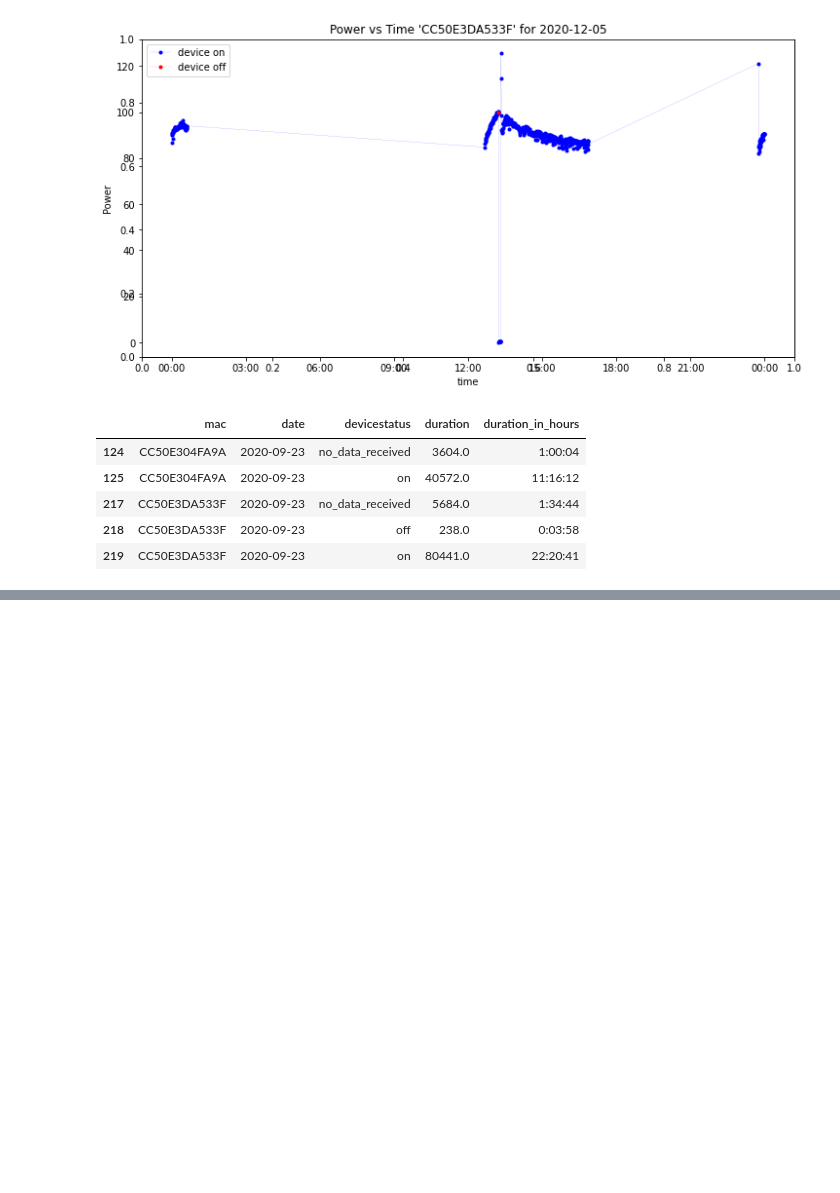
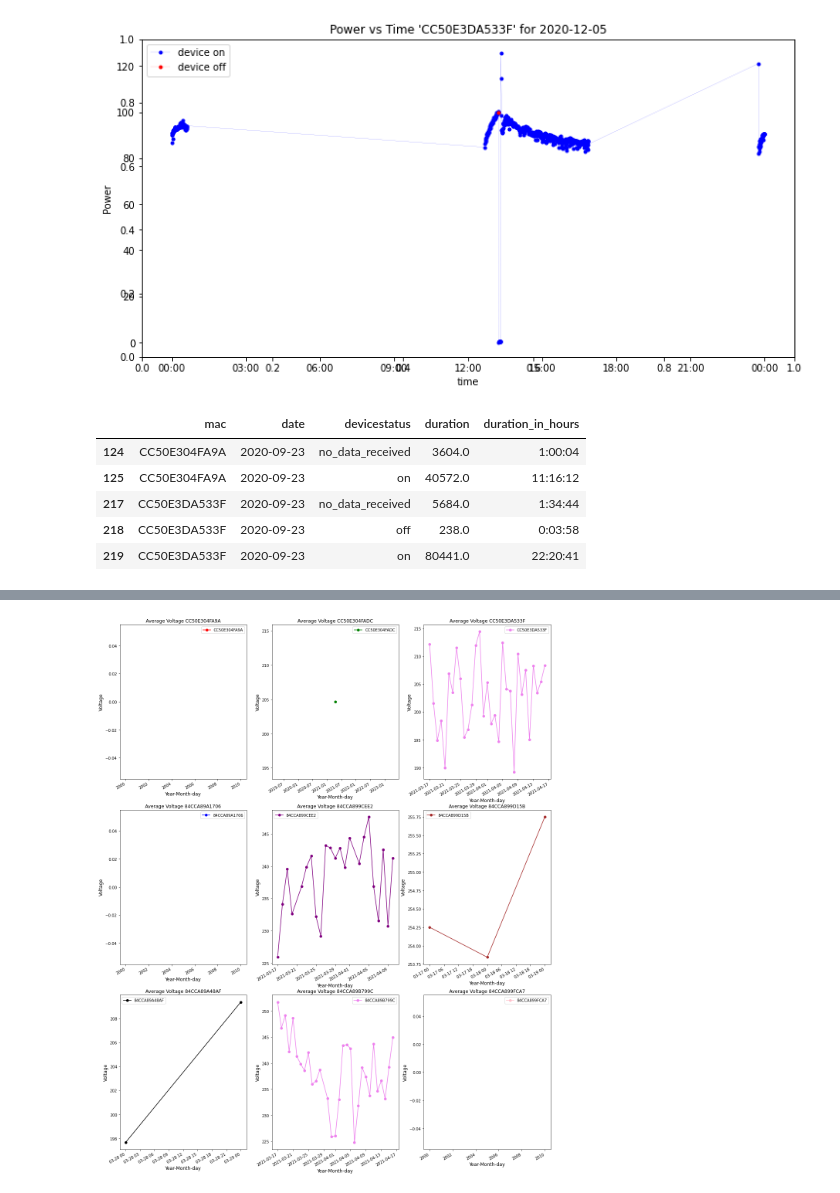
Before and after one commit to mugyenyij/U20_project, a Jupyter notebook: U20_notebook.ipynb, the cells around one changed output, grey strips where cells are left out. Saved outputs shown, nothing was run; the diff lists cells and outputs as text; code cells hidden in the pictures; blank space fills up the shorter version.

```diff
--- a/U20_notebook.ipynb
+++ b/U20_notebook.ipynb
@@ -194,2 +255,4 @@ for i in list(df2.mac.unique()):
 # %%
 df3 = df2.groupby(['mac','date'])['voltage'].mean().reset_index()
+# %%
+df3 = df3[df3.date > '2021-03-16']
@@ -210,0 +333,22 @@ plt.show()
+# %%
+mac_ids = list(df1.mac.unique())
+colors = ['red', 'green', 'violet', 'blue', 'purple', 'brown', 'black', 'violet','pink']
+fig,ax = plt.subplots(3, 3, figsize=(20,25))
+i = 0
+for j in range(0,3):
+    for n in range(0,3):
+        ax[j,n].plot(df3[df3.mac==mac_ids[i]].date, df3[df3.mac==mac_ids[i]].voltage,
+                     color=colors[i], marker='o',label=mac_ids[i])
+
+        ax[j,n].set_title(f'Average Voltage {mac_ids[i]}', fontsize=12)
+        ax[j,n].legend()
+        ax[j,n].set_xlabel('Year-Month-day', fontsize=12)
+        ax[j,n].set_ylabel('Voltage', fontsize=12)
+        for label in ax[j,n].get_xticklabels():
+            label.set_rotation(30)
+            label.set_ha('right')
+#         ax[j,n].set_xticklabels(ax[j,n].get_xticklabels(), rotation=90, ha='right')
+        i = i+1
+plt.show()
+# %% [output]
+[figure, added]
```
Also changed, not shown: parts of 23 cells of this notebook, 5 other files.
